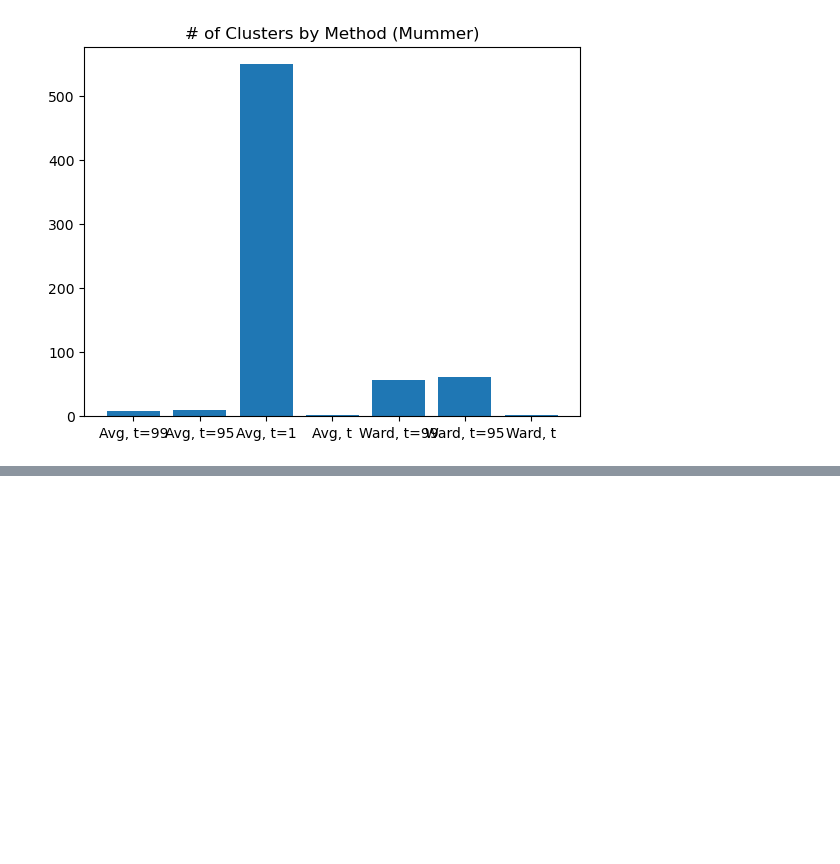
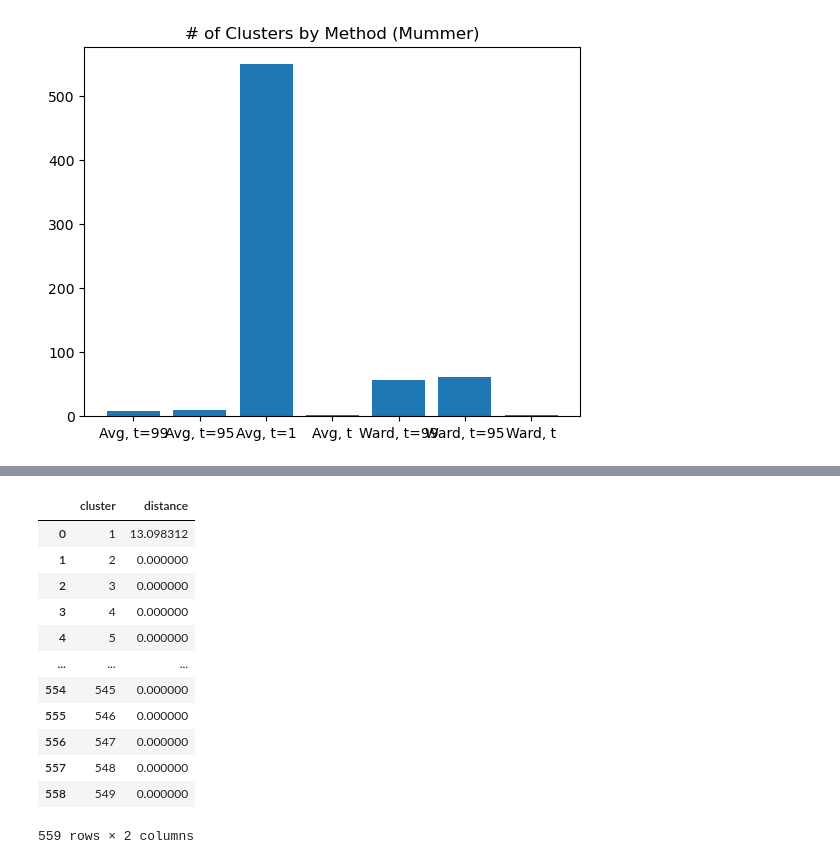
Before and after one commit to annaliese8/PopGenStats_Project, a Jupyter notebook: mummer_clustering.ipynb, the cells around one changed output, grey strips where cells are left out. Saved outputs shown, nothing was run; the diff lists cells and outputs as text; code cells hidden in the pictures; blank space fills up the shorter version.

```diff
--- a/mummer_clustering.ipynb
+++ b/mummer_clustering.ipynb
@@ -429,3 +453,6 @@ num_avg_clusters_1 = len(set(avg_clusters_1))
 num_avg_clusters_1
 # %% [output]
 549
+# %%
+avg_sample_clustering_1 = dict(zip(avg_sample_order, avg_clusters_1))
+avg_sample_clustering_1
@@ -552,0 +632,17 @@ ValueError: np.int32(444) is not in list
+# %%
+distances_df = pd.DataFrame(all_distances)
+distances_df
+# %% [output]
+|  | cluster | distance |
+| 0 | 1 | 13.098312 |
+| 1 | 2 | 0.000000 |
+| 2 | 3 | 0.000000 |
+| 3 | 4 | 0.000000 |
+| 4 | 5 | 0.000000 |
+| ... | ... | ... |
+| 554 | 545 | 0.000000 |
+| 555 | 546 | 0.000000 |
+| 556 | 547 | 0.000000 |
+| 557 | 548 | 0.000000 |
+| 558 | 549 | 0.000000 |
+559 rows × 2 columns
```
Also changed, not shown: parts of 12 cells of this notebook.
